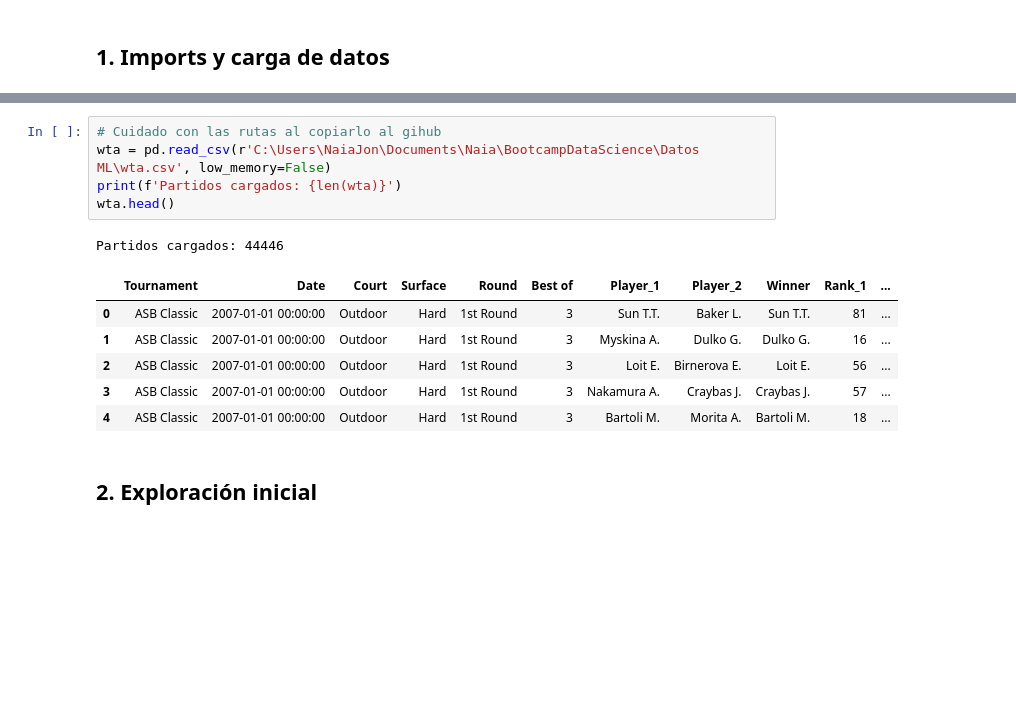
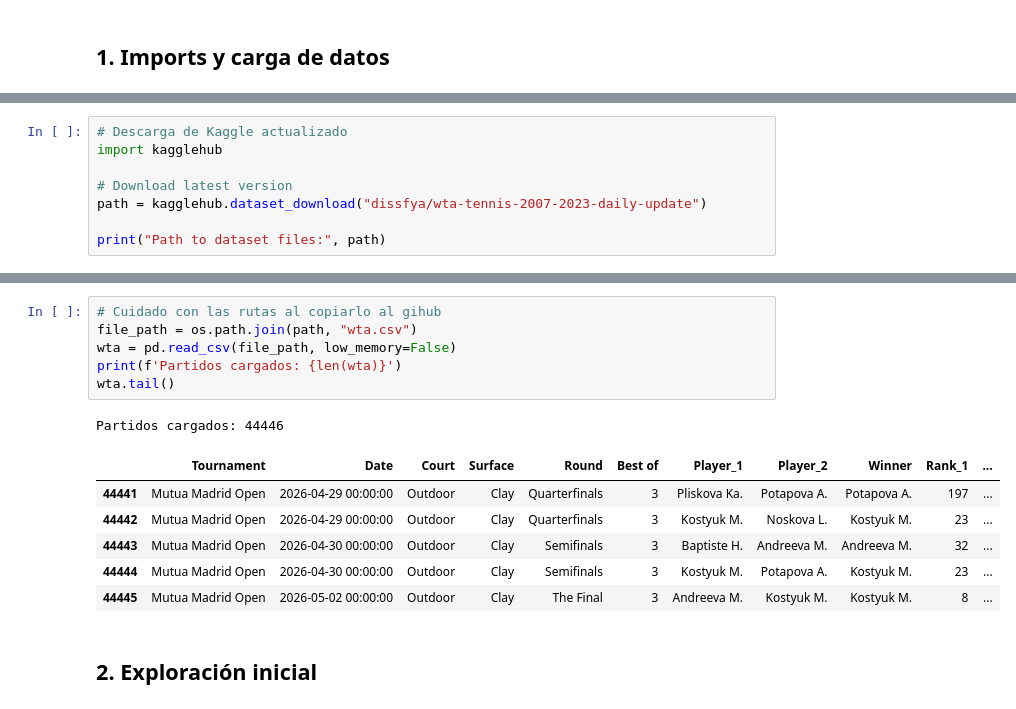
Before and after one commit to naiamerino/2026-02-BILBAO-FT-Data-Science, a Jupyter notebook: 3-Machine_Learning/ML_project/01_EDA_FeatureEngineering.ipynb, the cells around one changed output, grey strips where cells are left out. Cells and saved outputs as stored; diff of their text form; blank space fills up the shorter version.

```diff
--- a/3-Machine_Learning/ML_project/01_EDA_FeatureEngineering.ipynb
+++ b/3-Machine_Learning/ML_project/01_EDA_FeatureEngineering.ipynb
@@ -13,0 +33,8 @@ from ydata_profiling import ProfileReport
+# %%
+# Descarga de Kaggle actualizado
+import kagglehub
+
+# Download latest version
+path = kagglehub.dataset_download("dissfya/wta-tennis-2007-2023-daily-update")
+
+print("Path to dataset files:", path)
@@ -14,16 +45,17 @@ from ydata_profiling import ProfileReport
 # %%
 # Cuidado con las rutas al copiarlo al gihub
-wta = pd.read_csv(r'C:\Users\NaiaJon\Documents\Naia\BootcampDataScience\Datos ML\wta.csv', low_memory=False)
+file_path = os.path.join(path, "wta.csv")
+wta = pd.read_csv(file_path, low_memory=False)
 print(f'Partidos cargados: {len(wta)}')
-wta.head()
+wta.tail()
 # %% [output]
 Partidos cargados: 44446
 |  | Tournament | Date | Court | Surface | Round | Best of | Player_1 | Player_2 | Winner | Rank_1 | ... |
-| 0 | ASB Classic | 2007-01-01 00:00:00 | Outdoor | Hard | 1st Round | 3 | Sun T.T. | Baker L. | Sun T.T. | 81 | ... |
-| 1 | ASB Classic | 2007-01-01 00:00:00 | Outdoor | Hard | 1st Round | 3 | Myskina A. | Dulko G. | Dulko G. | 16 | ... |
-| 2 | ASB Classic | 2007-01-01 00:00:00 | Outdoor | Hard | 1st Round | 3 | Loit E. | Birnerova E. | Loit E. | 56 | ... |
-| 3 | ASB Classic | 2007-01-01 00:00:00 | Outdoor | Hard | 1st Round | 3 | Nakamura A. | Craybas J. | Craybas J. | 57 | ... |
-| 4 | ASB Classic | 2007-01-01 00:00:00 | Outdoor | Hard | 1st Round | 3 | Bartoli M. | Morita A. | Bartoli M. | 18 | ... |
+| 44441 | Mutua Madrid Open | 2026-04-29 00:00:00 | Outdoor | Clay | Quarterfinals | 3 | Pliskova Ka. | Potapova A. | Potapova A. | 197 | ... |
+| 44442 | Mutua Madrid Open | 2026-04-29 00:00:00 | Outdoor | Clay | Quarterfinals | 3 | Kostyuk M. | Noskova L. | Kostyuk M. | 23 | ... |
+| 44443 | Mutua Madrid Open | 2026-04-30 00:00:00 | Outdoor | Clay | Semifinals | 3 | Baptiste H. | Andreeva M. | Andreeva M. | 32 | ... |
+| 44444 | Mutua Madrid Open | 2026-04-30 00:00:00 | Outdoor | Clay | Semifinals | 3 | Kostyuk M. | Potapova A. | Kostyuk M. | 23 | ... |
+| 44445 | Mutua Madrid Open | 2026-05-02 00:00:00 | Outdoor | Clay | The Final | 3 | Andreeva M. | Kostyuk M. | Kostyuk M. | 8 | ... |
 # %% [markdown]
 ## 2. Exploración inicial
 # %%
```
Also changed, not shown: parts of 14 cells of this notebook, 18 other files.
